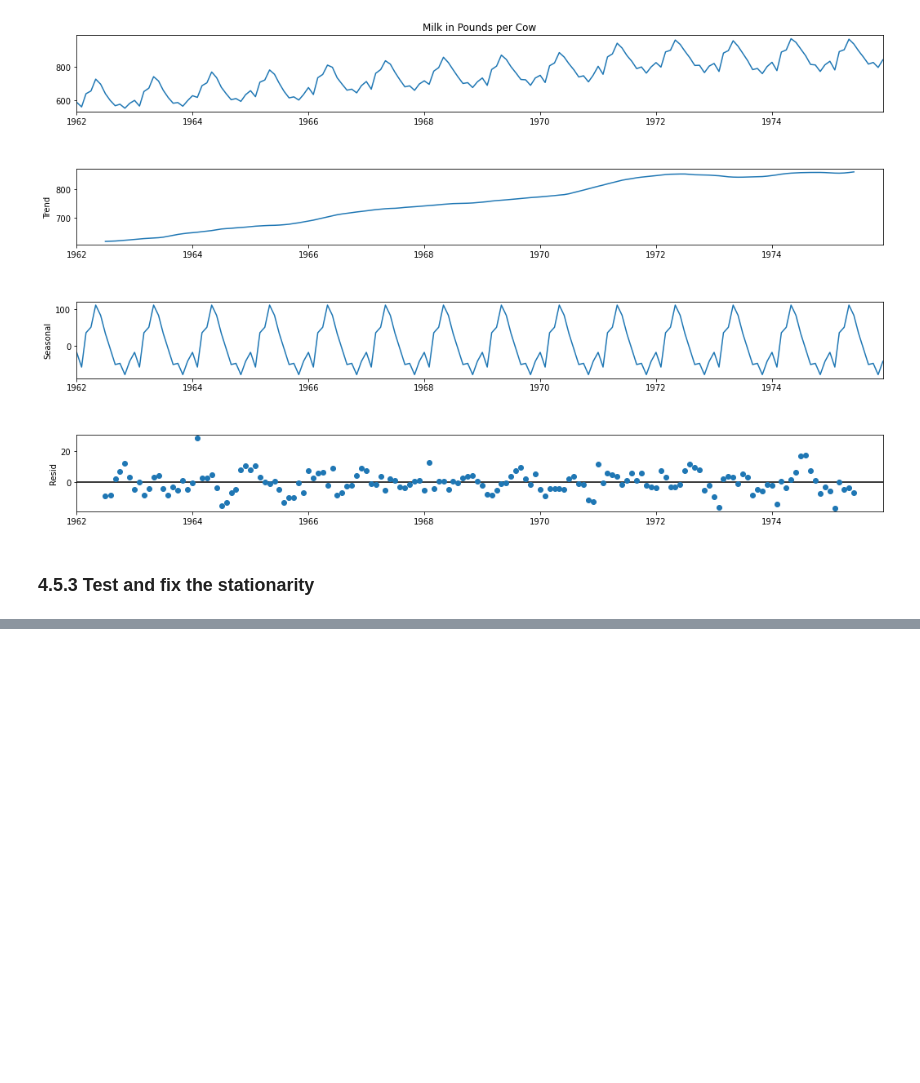
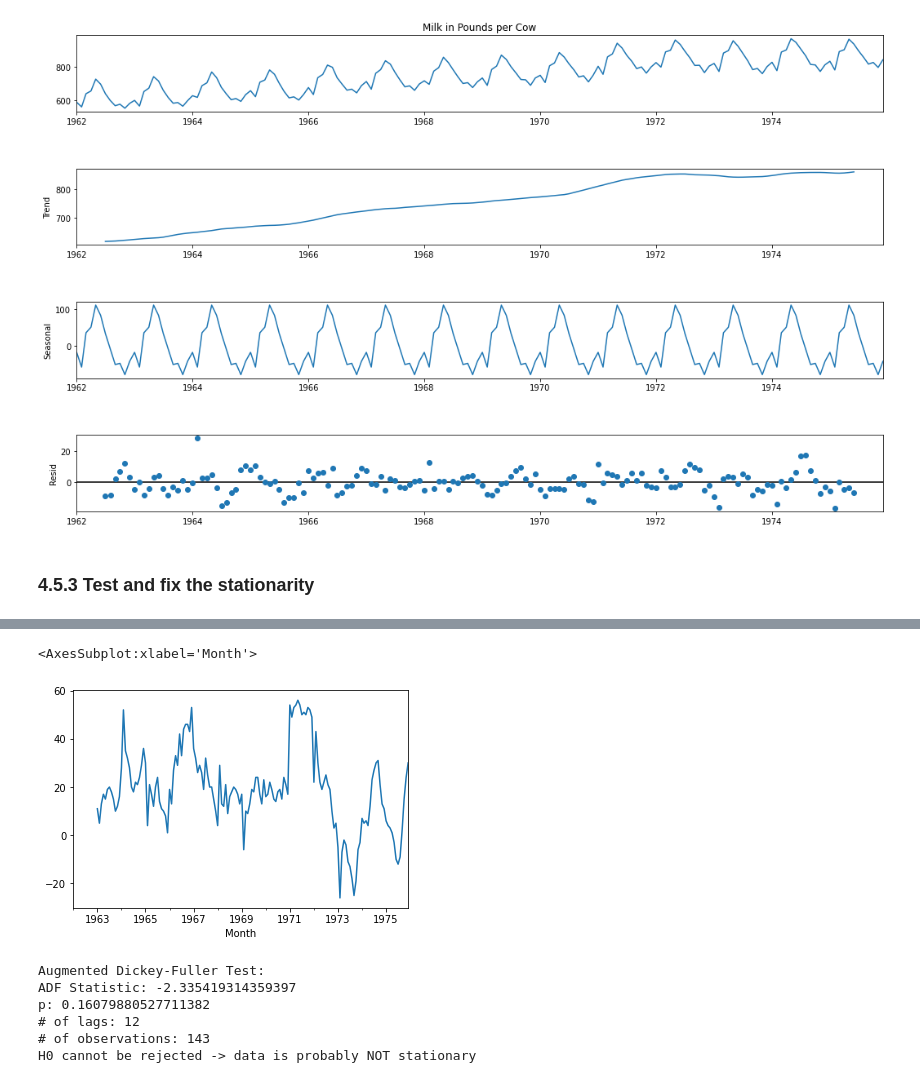
Before and after one commit to mxagar/finance_accounting_courses, a Jupyter notebook: python_finance/04_TimeSeriesAnalysis.ipynb, the cells around one changed output, grey strips where cells are left out. Saved outputs shown, nothing was run; the diff lists cells and outputs as text; code cells hidden in the pictures; blank space fills up the shorter version.

```diff
--- a/python_finance/04_TimeSeriesAnalysis.ipynb
+++ b/python_finance/04_TimeSeriesAnalysis.ipynb
@@ -511,0 +575,21 @@ fig.set_size_inches(16,10)
+# %%
+# If one differencing was not enough, we could keep differencing
+# until our transformed time series is stationary
+# For Seasonal ARIMA, we need seasonal differencing
+# which is done by differencing complete seasons
+# = number of elements for a complete cycle
+df['Seasonal Difference'] = df['Milk in Pounds per Cow'] - df['Milk in Pounds per Cow'].shift(12)
+# %%
+df['Seasonal Difference'].plot()
+# %% [output]
+<AxesSubplot:xlabel='Month'>
+[figure, added]
+# %%
+adf_check(df['Seasonal Difference'].dropna())
+# %% [output]
+Augmented Dickey-Fuller Test:
+ADF Statistic: -2.335419314359397
+p: 0.16079880527711382
+# of lags: 12
+# of observations: 143
+H0 cannot be rejected -> data is probably NOT stationary
```
Also changed, not shown: parts of 21 cells of this notebook.
